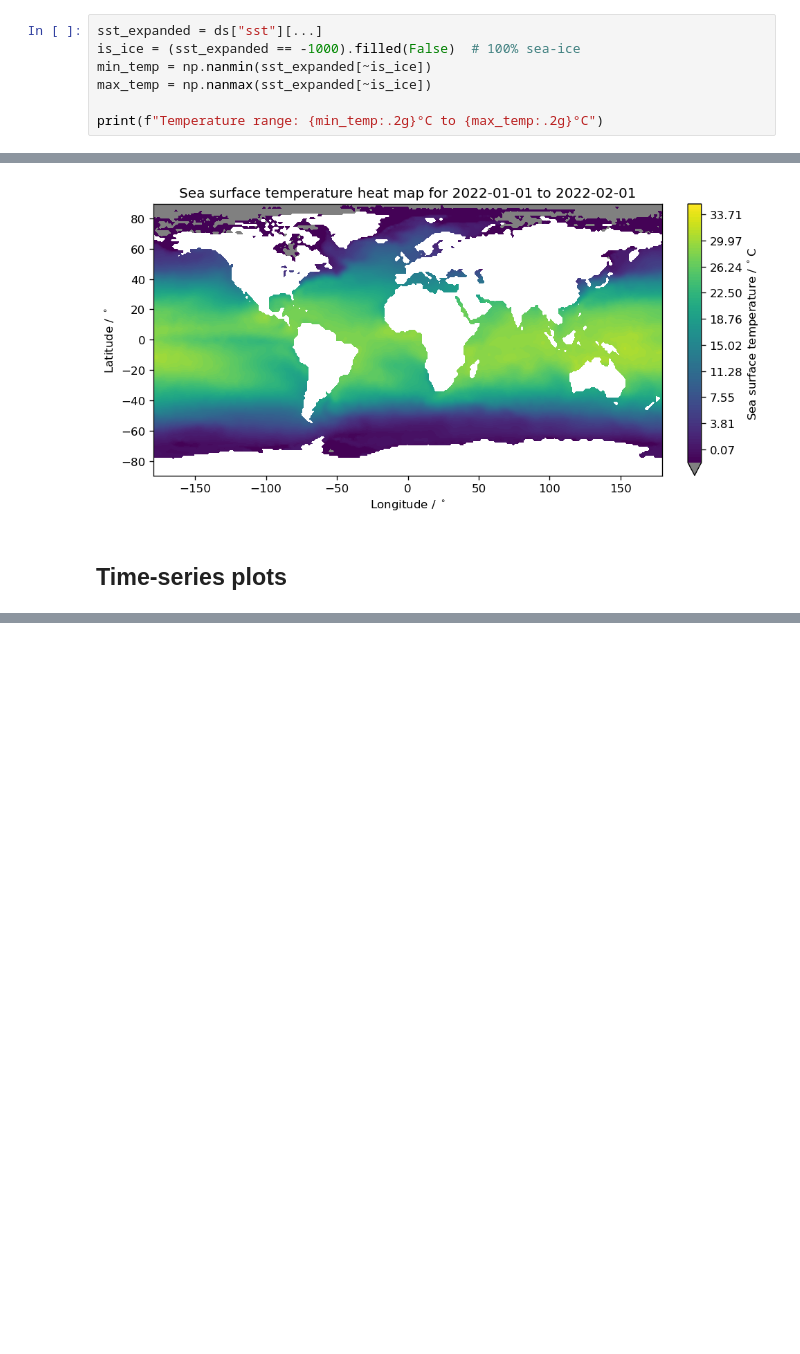
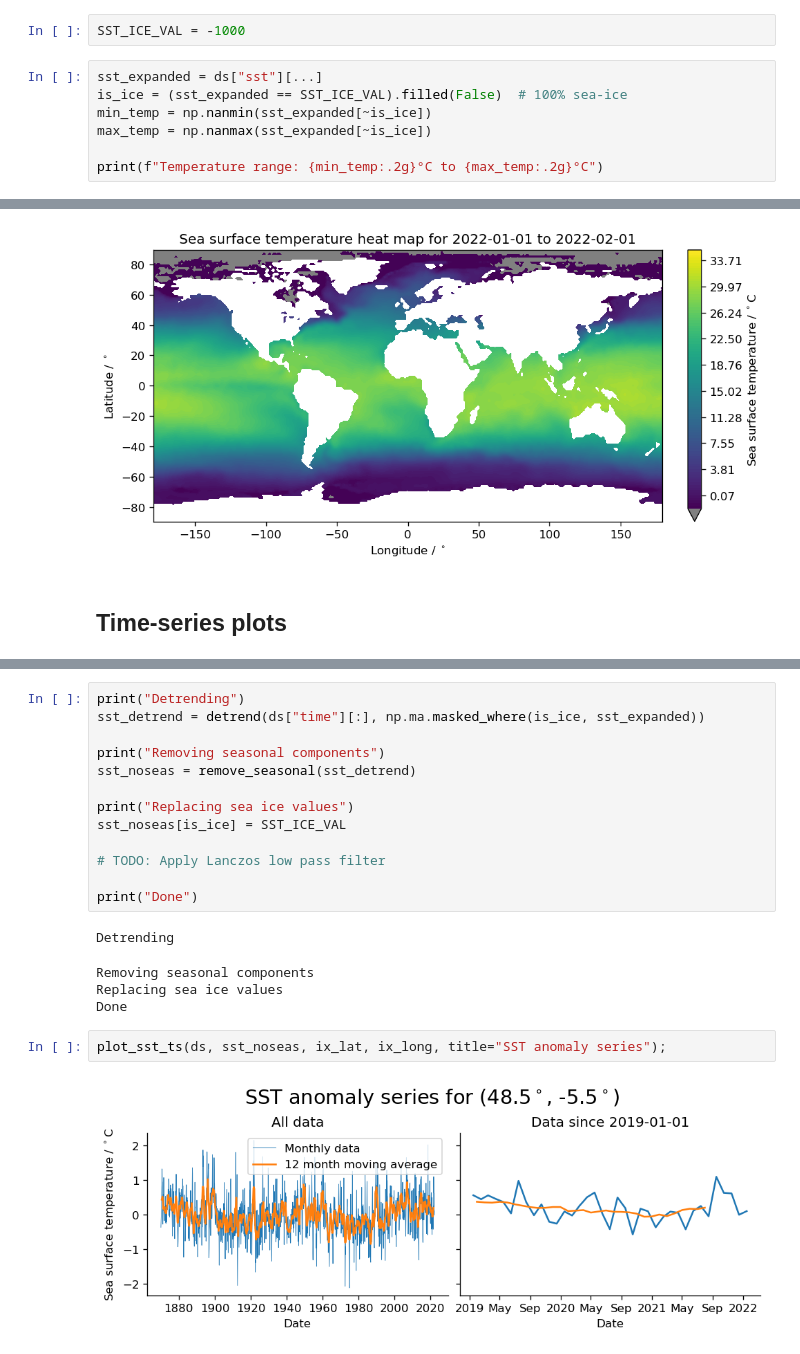
Before and after one commit to JackBuck/MA4M4-assignment, a Jupyter notebook: notebooks/Exploring_SST_Data.ipynb, the cells around one changed output, grey strips where cells are left out. Drawn from its saved outputs; the diff is of its cells as text; blank space fills up the shorter version.

Commit message:
Notebook: Detrend and remove seasonality

```diff
--- a/notebooks/Exploring_SST_Data.ipynb
+++ b/notebooks/Exploring_SST_Data.ipynb
@@ -38,9 +40,11 @@ last_date = first_date + timedelta(days=ds["time_bnds"][-1, 1].item())
 print(f"Data covers {first_date} to {last_date}")
 # %% [output]
 Data covers 1870-01-01 to 2022-02-01
+# %%
+SST_ICE_VAL = -1000
 # %%
 sst_expanded = ds["sst"][...]
-is_ice = (sst_expanded == -1000).filled(False)  # 100% sea-ice
+is_ice = (sst_expanded == SST_ICE_VAL).filled(False)  # 100% sea-ice
 min_temp = np.nanmin(sst_expanded[~is_ice])
 max_temp = np.nanmax(sst_expanded[~is_ice])
 
@@ -136,0 +201,22 @@ None
+# %%
+print("Detrending")
+sst_detrend = detrend(ds["time"][:], np.ma.masked_where(is_ice, sst_expanded))
+
+print("Removing seasonal components")
+sst_noseas = remove_seasonal(sst_detrend)
+
+print("Replacing sea ice values")
+sst_noseas[is_ice] = SST_ICE_VAL
+
+# TODO: Apply Lanczos low pass filter
+
+print("Done")
+# %% [output]
+Detrending
+Removing seasonal components
+Replacing sea ice values
+Done
+# %%
+plot_sst_ts(ds, sst_noseas, ix_lat, ix_long, title="SST anomaly series");
+# %% [output]
+[figure, added]
```
Also changed, not shown: parts of 5 cells of this notebook.
